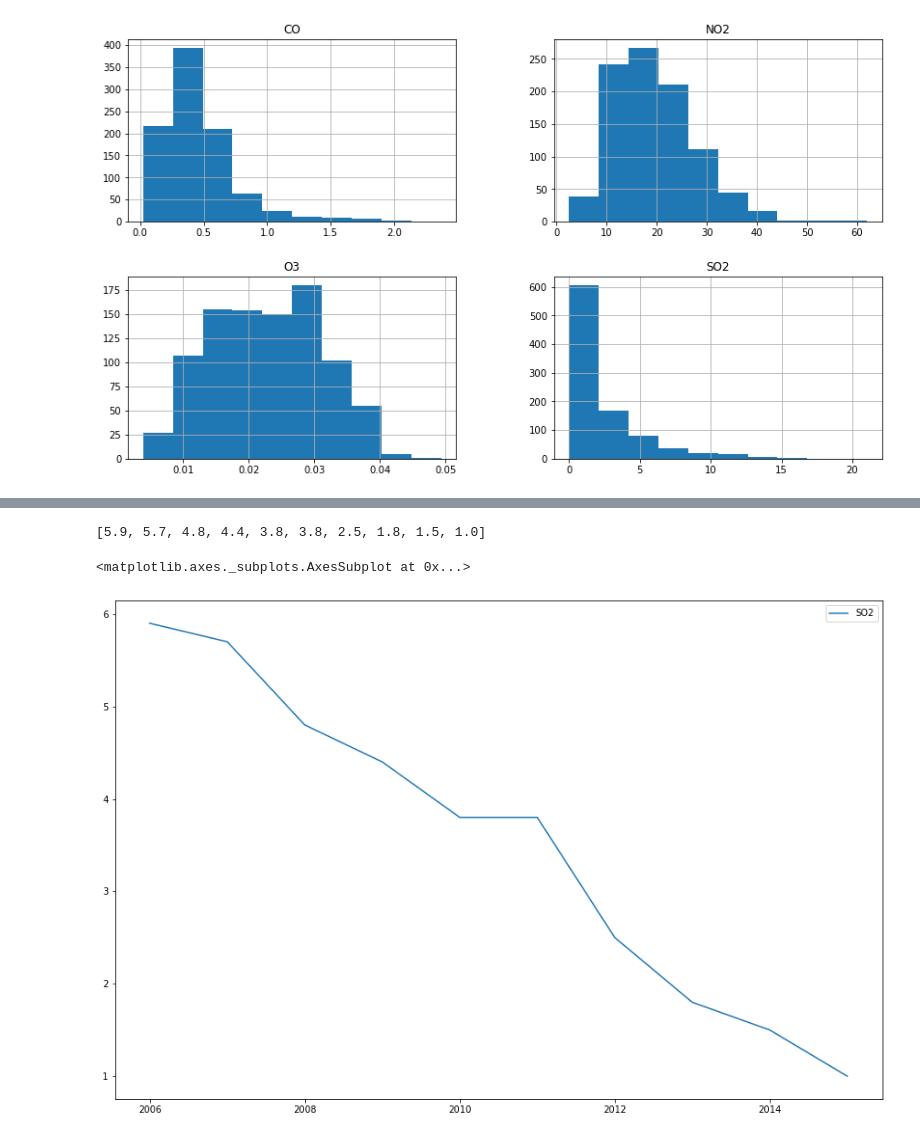
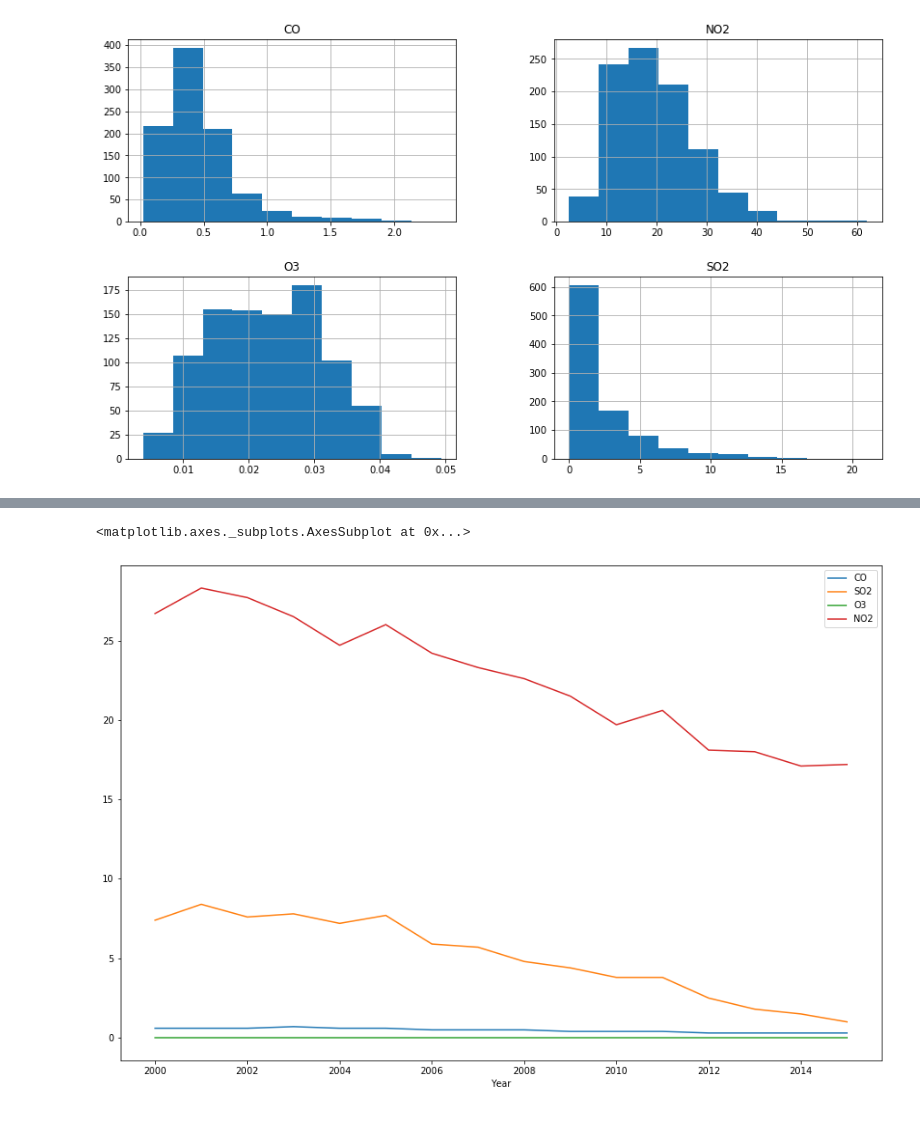
Before and after one commit to mehertech55/Climate-Change-Analysis, a Jupyter notebook: Midterm_Project.ipynb, the cells around one changed output, grey strips where cells are left out. Cells and saved outputs as stored; diff of their text form; code cells hidden in the pictures.

```diff
--- a/Midterm_Project.ipynb
+++ b/Midterm_Project.ipynb
@@ -750,7 +759,3 @@ def mean_temp_per_city(data, year_range, city):
         temp = data[temp]
         mean.append(round(temp[city].mean(), 1))
     return mean
-# %%
-year_range = 2006,2016
-ny_data = mean_temp_per_city(temp_data, year_range, 'New York')
-ny_data
@@ -782,10 +770,13 @@ pd.DataFrame(ny_gas_data, columns=['CO'], index=range(2006,2016)).plot(figsize=(
-# %%
-ny_gas_data = mean_gas_per_city(cities_data_test, year_range, 'New York', 'SO2')
-ny_gas_data
-# %% [output]
-[5.9, 5.7, 4.8, 4.4, 3.8, 3.8, 2.5, 1.8, 1.5, 1.0]
-# %%
-pd.DataFrame(ny_gas_data, columns=['SO2'], index=range(2006,2016)).plot(figsize=(15,10))
-# %% [output]
-<matplotlib.axes._subplots.AxesSubplot at 0x...>
-[figure, removed]
+# %%
+year_range = 2000, 2016
+# %%
+ny_data = mean_temp_per_city(temp_data, year_range, 'New York')
+ny_co_data = mean_gas_per_city(cities_data_test, year_range, 'New York', 'CO')
+ny_so2_data = mean_gas_per_city(cities_data_test, year_range, 'New York', 'SO2')
+ny_o3_data = mean_gas_per_city(cities_data_test, year_range, 'New York', 'O3')
+ny_no2_data = mean_gas_per_city(cities_data_test, year_range, 'New York', 'NO2')
+ny = pd.DataFrame(data={'CO': ny_co_data, 'SO2': ny_so2_data, 'O3': ny_o3_data, 'NO2': ny_no2_data, 'Temperature': ny_data, 'Year': range(2000, 2016)})
+ny.plot.line(x='Year', y=['CO', 'SO2', 'O3', 'NO2'], figsize=(15,10))
+# %% [output]
+<matplotlib.axes._subplots.AxesSubplot at 0x...>
+[figure, added]
```
Also changed, not shown: parts of 19 cells of this notebook.
